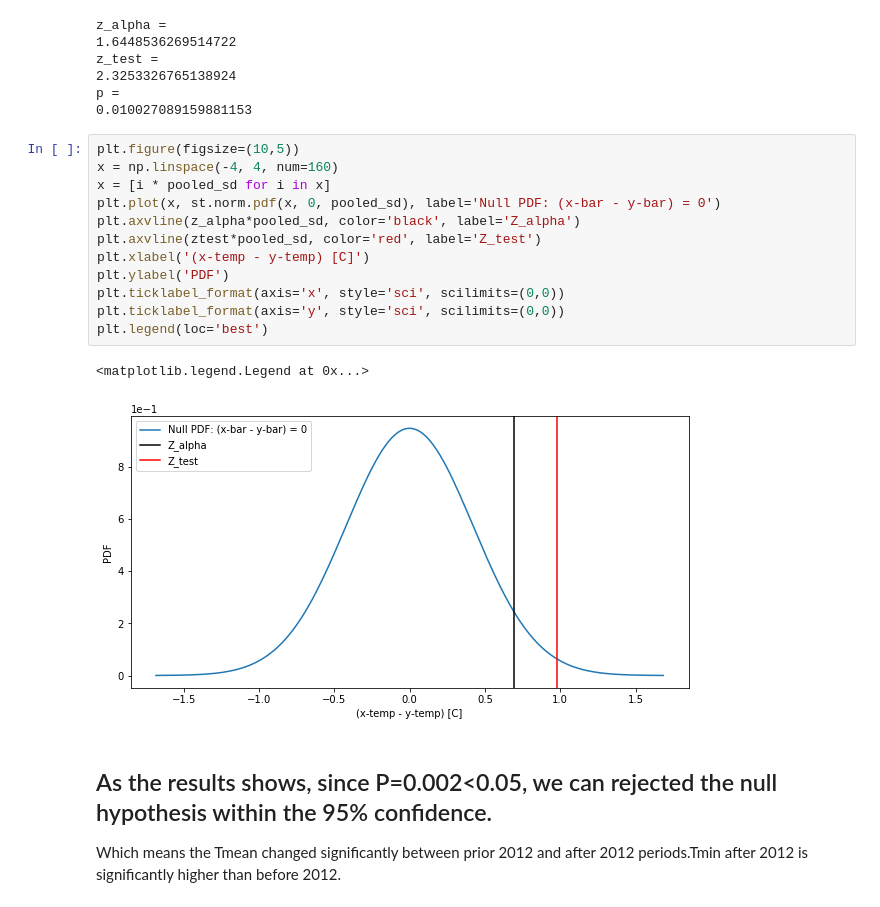
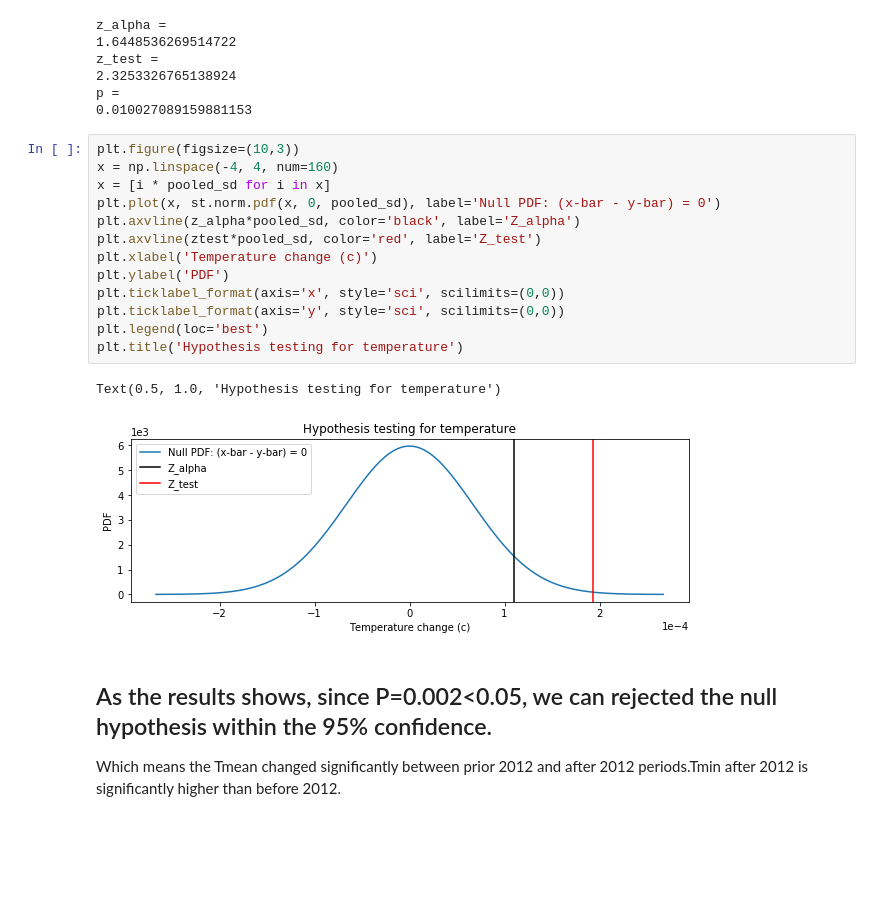
Before and after one commit to AzusaSayuri/UW-Data-analysis, a Jupyter notebook: project/Project-Q01.ipynb, the cells around one changed output. Cells and saved outputs as stored; diff of their text form; blank space fills up the shorter version.

```diff
--- a/project/Project-Q01.ipynb
+++ b/project/Project-Q01.ipynb
@@ -339,20 +340,21 @@ z_test =
 p =
 0.010027089159881153
 # %%
-plt.figure(figsize=(10,5))
+plt.figure(figsize=(10,3))
 x = np.linspace(-4, 4, num=160)
 x = [i * pooled_sd for i in x]
 plt.plot(x, st.norm.pdf(x, 0, pooled_sd), label='Null PDF: (x-bar - y-bar) = 0')
 plt.axvline(z_alpha*pooled_sd, color='black', label='Z_alpha')
 plt.axvline(ztest*pooled_sd, color='red', label='Z_test')
-plt.xlabel('(x-temp - y-temp) [C]')
+plt.xlabel('Temperature change (c)')
 plt.ylabel('PDF')
 plt.ticklabel_format(axis='x', style='sci', scilimits=(0,0))
 plt.ticklabel_format(axis='y', style='sci', scilimits=(0,0))
 plt.legend(loc='best')
+plt.title('Hypothesis testing for temperature')
 # %% [output]
-<matplotlib.legend.Legend at 0x...>
+Text(0.5, 1.0, 'Hypothesis testing for temperature')
-[figure, old version]
+[figure, new version]
 # %% [markdown]
 ## As the results shows, since P=0.002<0.05, we can rejected the null hypothesis within the 95% confidence.
 
```
Also changed, not shown: parts of 2 cells of this notebook, 1 other file.
